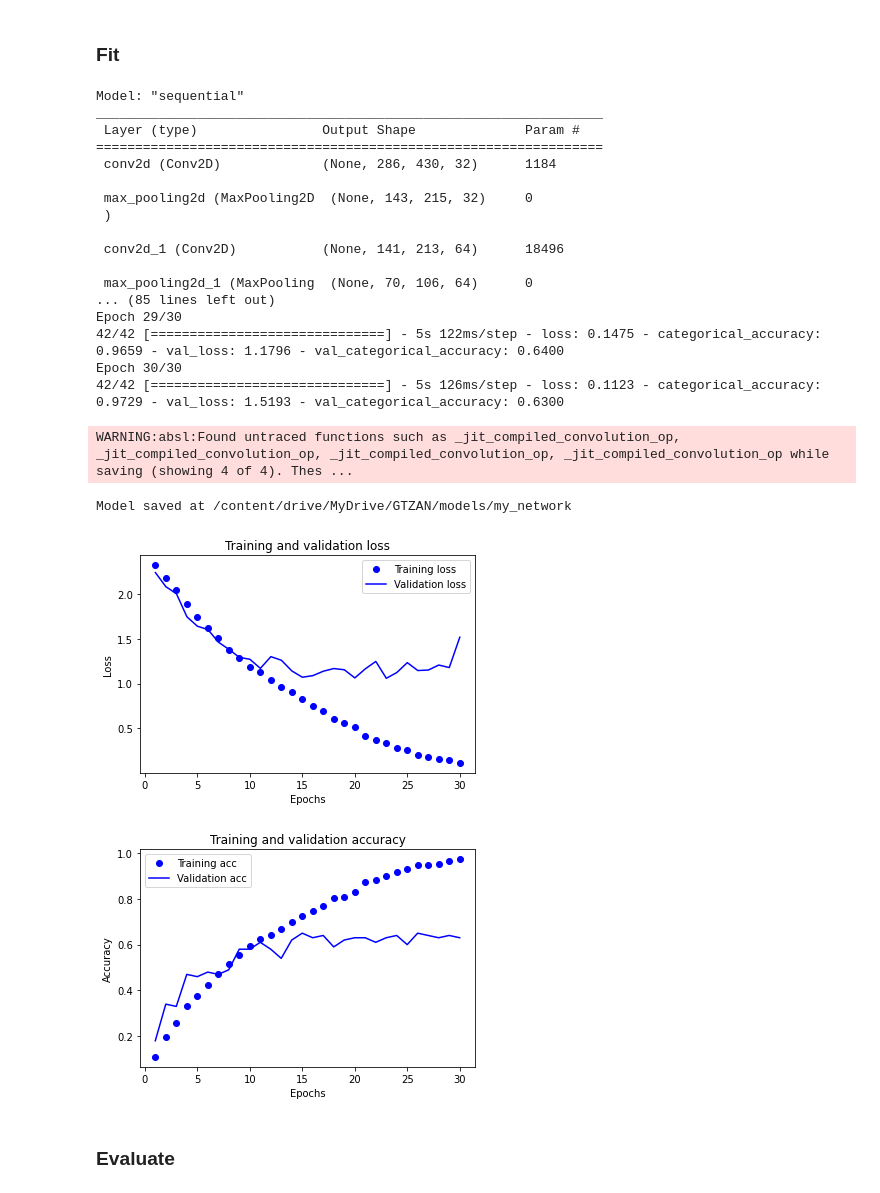
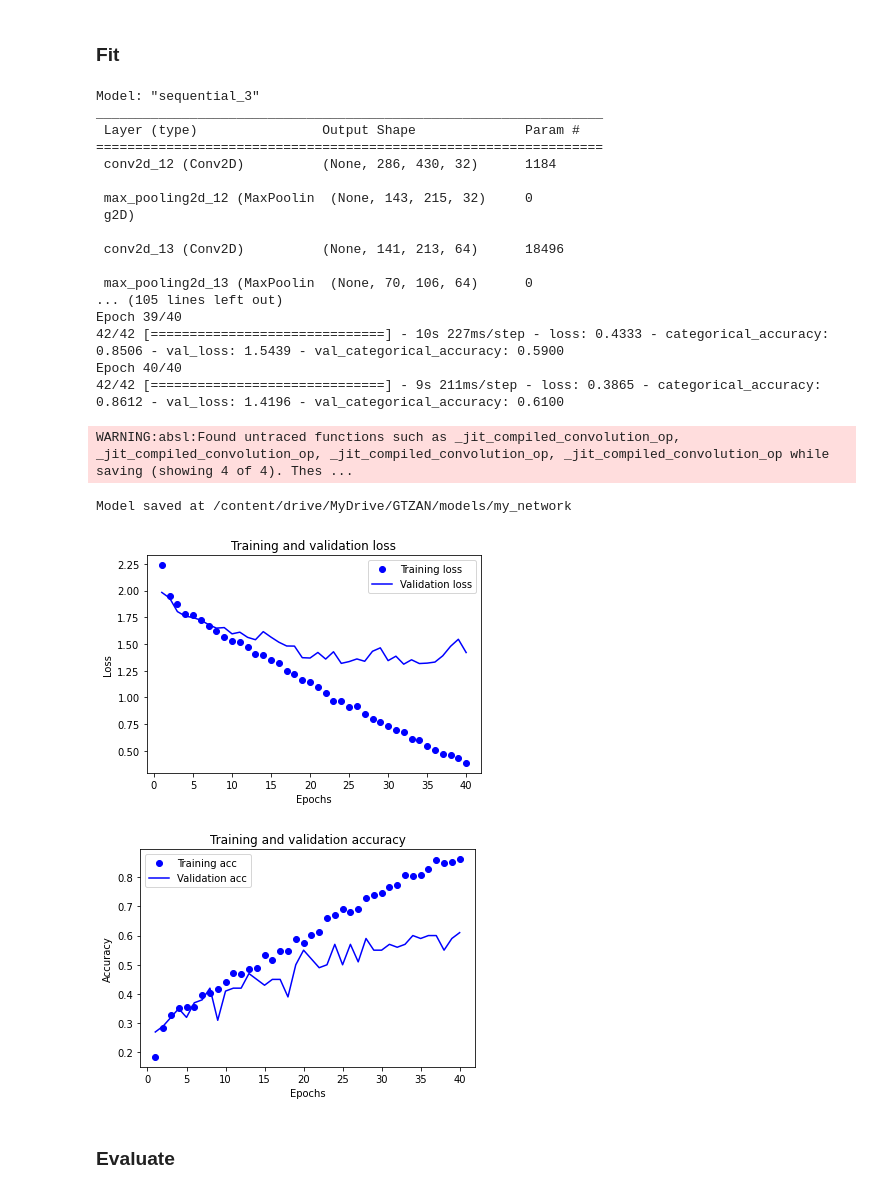
Before and after one commit to michalgorul/classification-of-musical-genres, a Jupyter notebook: GTZAN_MG.ipynb, the cells around one changed output. Saved outputs shown, nothing was run; the diff lists cells and outputs as text; code cells hidden in the pictures.

```diff
--- a/GTZAN_MG.ipynb
+++ b/GTZAN_MG.ipynb
@@ -786,47 +1007,47 @@ def build_my_model() -> Sequential:
 my_model = build_my_model()
 
 train_data = get_train_data_generator()
 val_data = get_validation_data_generator()
 
 train_steps = train_data.samples / train_data.batch_size
 val_steps = val_data.samples / val_data.batch_size
 
 my_model_path = "/content/drive/MyDrive/GTZAN/models/my_network"
 
-EPOCHS = 30
+EPOCHS = 40
 
 fit_model(
     model=my_model,
     x=train_data,
     y=None,
     train_steps=train_steps,
     epochs=EPOCHS,
     validation_data=val_data,
     validation_steps=val_steps,
     model_path=my_model_path
 )
 # %% [output]
-Model: "sequential"
+Model: "sequential_3"
 _________________________________________________________________
  Layer (type)                Output Shape              Param #
 =================================================================
- conv2d (Conv2D)             (None, 286, 430, 32)      1184
+ conv2d_12 (Conv2D)          (None, 286, 430, 32)      1184
 
- max_pooling2d (MaxPooling2D  (None, 143, 215, 32)     0
- )
+ max_pooling2d_12 (MaxPoolin  (None, 143, 215, 32)     0
+ g2D)
 
- conv2d_1 (Conv2D)           (None, 141, 213, 64)      18496
+ conv2d_13 (Conv2D)          (None, 141, 213, 64)      18496
 
- max_pooling2d_1 (MaxPooling  (None, 70, 106, 64)      0
-... (85 lines left out)
-Epoch 29/30
-42/42 [==============================] - 5s 122ms/step - loss: 0.1475 - categorical_accuracy: 0.9659 - val_loss: 1.1796 - val_categorical_accuracy: 0.6400
-Epoch 30/30
-42/42 [==============================] - 5s 126ms/step - loss: 0.1123 - categorical_accuracy: 0.9729 - val_loss: 1.5193 - val_categorical_accuracy: 0.6300
+ max_pooling2d_13 (MaxPoolin  (None, 70, 106, 64)      0
+... (105 lines left out)
+Epoch 39/40
+42/42 [==============================] - 10s 227ms/step - loss: 0.4333 - categorical_accuracy: 0.8506 - val_loss: 1.5439 - val_categorical_accuracy: 0.5900
+Epoch 40/40
+42/42 [==============================] - 9s 211ms/step - loss: 0.3865 - categorical_accuracy: 0.8612 - val_loss: 1.4196 - val_categorical_accuracy: 0.6100
 WARNING:absl:Found untraced functions such as _jit_compiled_convolution_op, _jit_compiled_convolution_op, _jit_compiled_convolution_op, _jit_compiled_convolution_op while saving (showing 4 of 4). Thes ...
 Model saved at /content/drive/MyDrive/GTZAN/models/my_network
-[figure, old version]
+[figure, new version]
-[figure, old version]
+[figure, new version]
 # %% [markdown]
 ### Evaluate
 # %%
```
Also changed, not shown: parts of 71 cells of this notebook.
